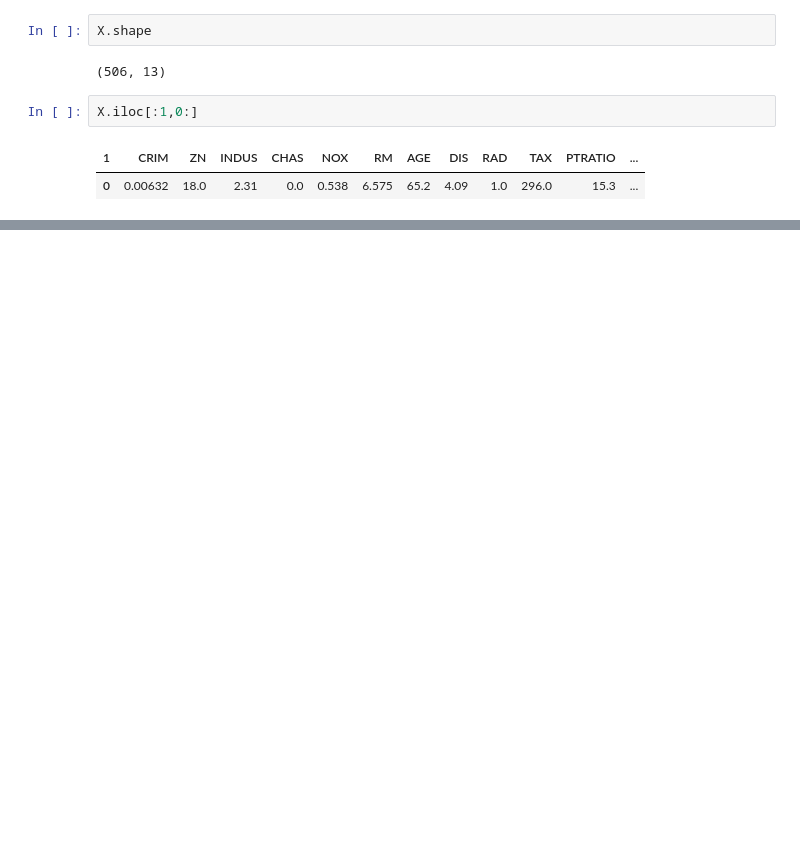
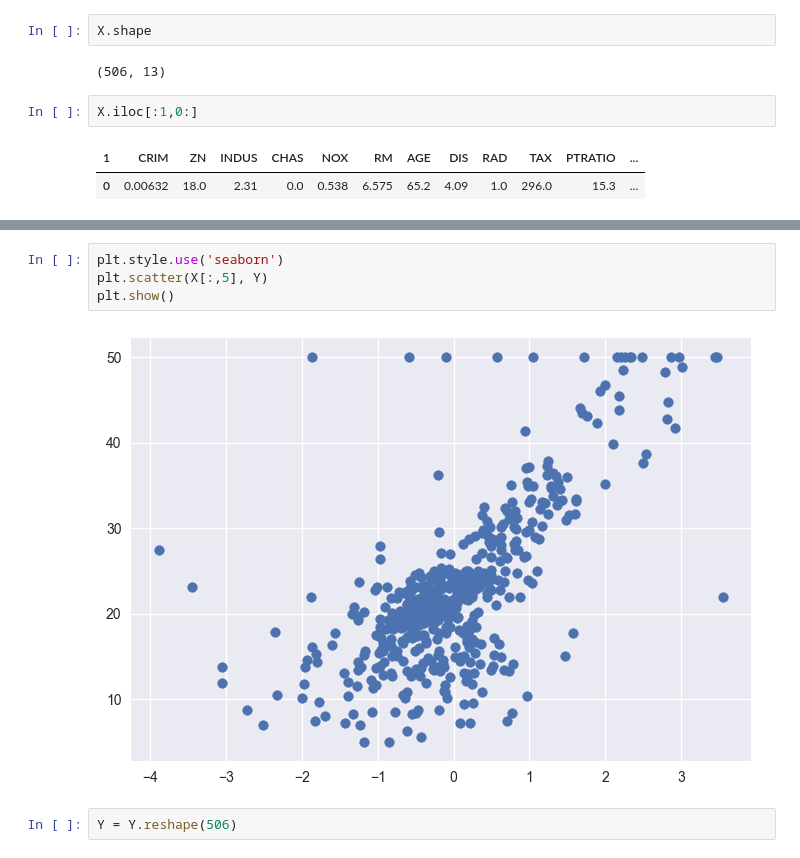
Before and after one commit to jeanneK/2023, a Jupyter notebook: Projects/BostonHousesDataset/MultipleFeatures.ipynb, the cells around one changed output, grey strips where cells are left out. Saved outputs shown, nothing was run; the diff lists cells and outputs as text; blank space fills up the shorter version.

```diff
--- a/Projects/BostonHousesDataset/MultipleFeatures.ipynb
+++ b/Projects/BostonHousesDataset/MultipleFeatures.ipynb
@@ -88,0 +274,8 @@ Y.iloc[:1,0:]
+# %%
+plt.style.use('seaborn')
+plt.scatter(X[:,5], Y)
+plt.show()
+# %% [output]
+[figure, added]
+# %%
+Y = Y.reshape(506)
```
Also changed, not shown: parts of 44 cells of this notebook.
